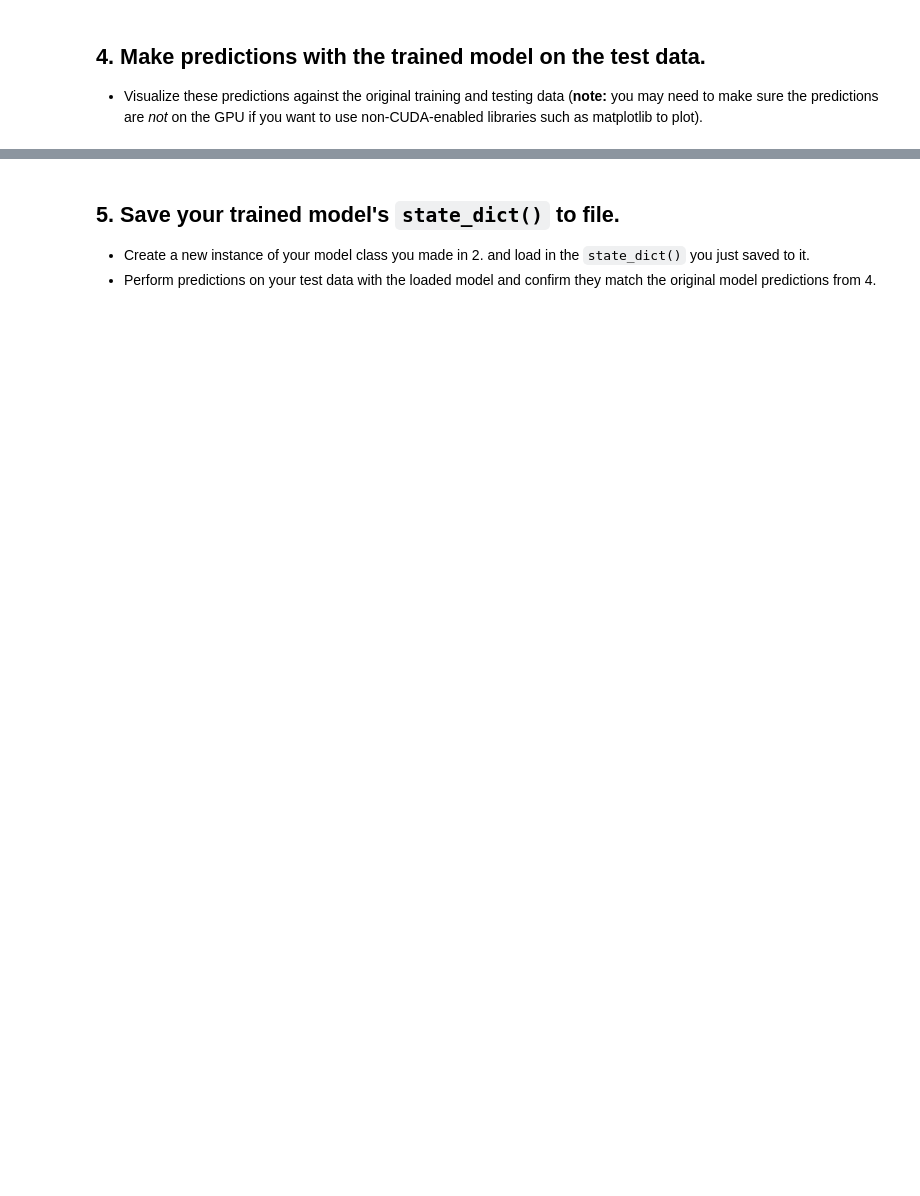
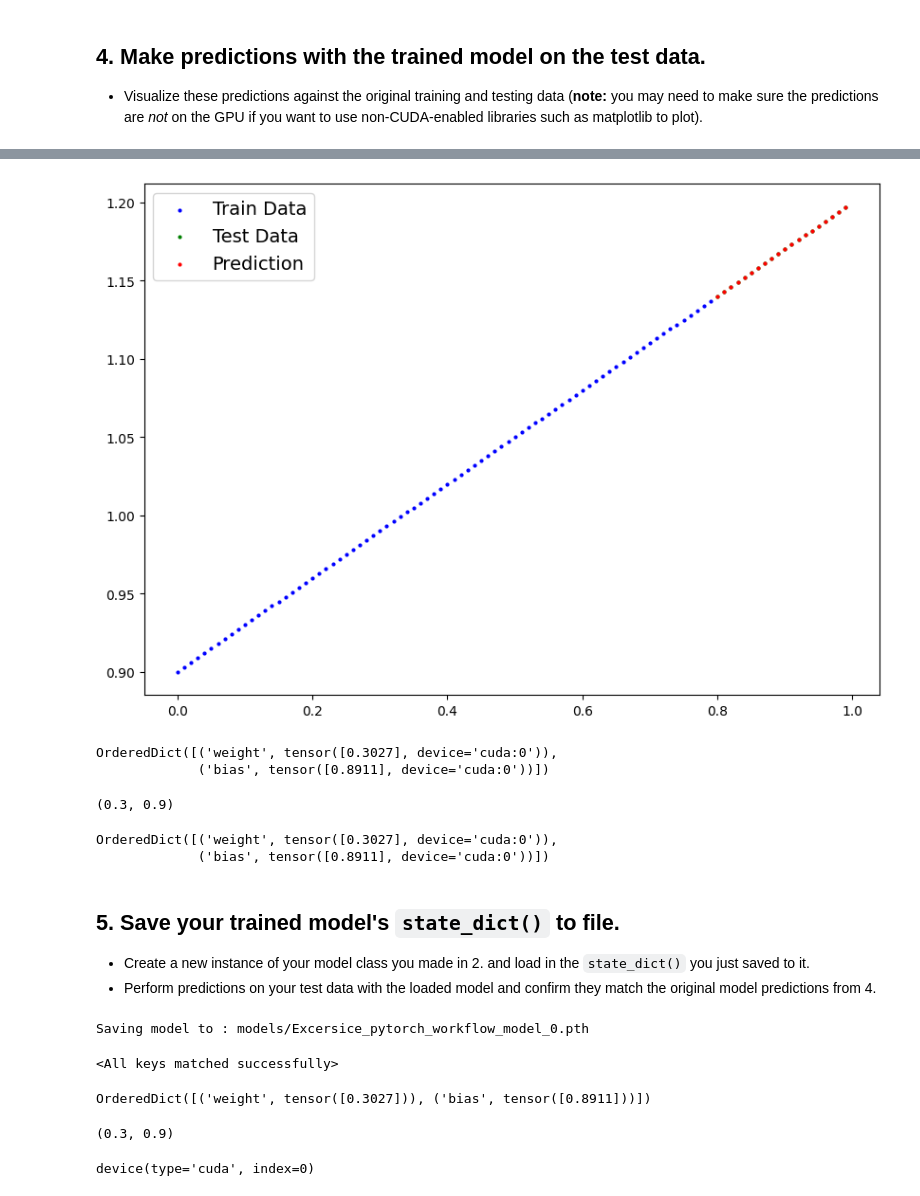
Before and after one commit to TheMShahid/00_PyTorch_Fundamentals_By_Muhammad_Shahid_Khan, a Jupyter notebook: extras/exercises/01_pytorch_workflow_exercises.ipynb, the cells around one changed output, grey strips where cells are left out. Drawn from its saved outputs; the diff is of its cells as text; code cells hidden in the pictures; blank space fills up the shorter version.

```diff
--- a/extras/exercises/01_pytorch_workflow_exercises.ipynb
+++ b/extras/exercises/01_pytorch_workflow_exercises.ipynb
@@ -95,2 +138,4 @@ plot_redictions =
 # %%
 # Instantiate the model and put it to the target device
+model_0 = LinearRegressionModel()
+model_0.to(device)
@@ -101,45 +164,56 @@ plot_redictions =
   * The training loop should test the model on the test dataset every 20 epochs.
 # %%
 # Create the loss function and optimizer
+loss_fn = nn.L1Loss()
+
+optimizer = torch.optim.SGD(params=model_0.parameters(),
+                            lr=0.01)
 # %%
 # Training loop
-
+torch.manual_seed(42)
 
 # Train model for 300 epochs
-
+epochs = 300
 
 # Send data to target device
-
+X_train = X_train.to(device)
+y_train = y_train.to(device)
+X_test = X_test.to(device)
+y_test = y_test.to(device)
 
 for epoch in range(epochs):
   ### Training
 
   # Put model in train mode
-
+  model_0.train()
 
   # 1. Forward pass
-
+  y_pred = model_0(X_train)
 
   # 2. Calculate loss
-
+  loss = loss_fn(y_train, y_pred)
 
   # 3. Zero gradients
-
+  optimizer.zero_grad()
 
   # 4. Backpropagation
-
+  loss.backward()
 
   # 5. Step the optimizer
-
+  optimizer.step()
 
   ### Perform testing every 20 epochs
   if epoch % 20 == 0:
 
     # Put model in evaluation mode and setup inference context
+    model_0.eval()
+    with torch.inference_mode():
 
       # 1. Forward pass
+      test_pred = model_0(X_test)
 
       # 2. Calculate test loss
+      test_loss = loss_fn(test_pred, y_test)
 
       # Print out what's happening
       print(f"Epoch: {epoch} | Train loss: {loss:.3f} | Test loss: {test_loss:.3f}")
@@ -148,3 +238,8 @@ for epoch in range(epochs):
   * Visualize these predictions against the original training and testing data (**note:** you may need to make sure the predictions are *not* on the GPU if you want to use non-CUDA-enabled libraries such as matplotlib to plot).
 # %%
 # Make predictions with the model
+model_0.eval()
+with torch.inference_mode():
+  y_preds = model_0(X_test)
+
+y_preds
@@ -151,5 +267,22 @@ for epoch in range(epochs):
 # %%
 # Plot the predictions (these may need to be on a specific device)
+plot_predictions(prediction=y_preds.cpu())
+# %% [output]
+[figure, added]
+# %%
+model_0.state_dict()
+# %% [output]
+OrderedDict([('weight', tensor([0.3027], device='cuda:0')),
+             ('bias', tensor([0.8911], device='cuda:0'))])
+# %%
+weight, bias
+# %% [output]
+(0.3, 0.9)
+# %%
+model_0.state_dict()
+# %% [output]
+OrderedDict([('weight', tensor([0.3027], device='cuda:0')),
+             ('bias', tensor([0.8911], device='cuda:0'))])
 # %% [markdown]
 ## 5. Save your trained model's `state_dict()` to file.
   * Create a new instance of your model class you made in 2. and load in the `state_dict()` you just saved to it.
@@ -158,10 +291,35 @@ for epoch in range(epochs):
 from pathlib import Path
 
 # 1. Create models directory
-
+MODEL_PATH = Path('models')
+MODEL_PATH.mkdir(parents=True,
+                 exist_ok=True)
 
 # 2. Create model save path
+MODEL_NAME = 'Excersice_pytorch_workflow_model_0.pth'
+MODEL_SAVE_PATH = MODEL_PATH / MODEL_NAME
 
 # 3. Save the model state dict
+print(f'Saving model to : {MODEL_SAVE_PATH}')
+torch.save(obj=model_0.state_dict(),
+           f=MODEL_SAVE_PATH)
+# %% [output]
+Saving model to : models/Excersice_pytorch_workflow_model_0.pth
 # %%
 # Create new instance of model and load saved state dict (make sure to put it on the target device)
+loaded_model_0 = LinearRegressionModel()
+loaded_model_0.load_state_dict(torch.load(f=MODEL_SAVE_PATH))
+# %% [output]
+<All keys matched successfully>
+# %%
+loaded_model_0.state_dict()
+# %% [output]
+OrderedDict([('weight', tensor([0.3027])), ('bias', tensor([0.8911]))])
+# %%
+weight, bias
+# %% [output]
+(0.3, 0.9)
+# %%
+X_test.device
+# %% [output]
+device(type='cuda', index=0)
```
Also changed, not shown: parts of 15 cells of this notebook.
